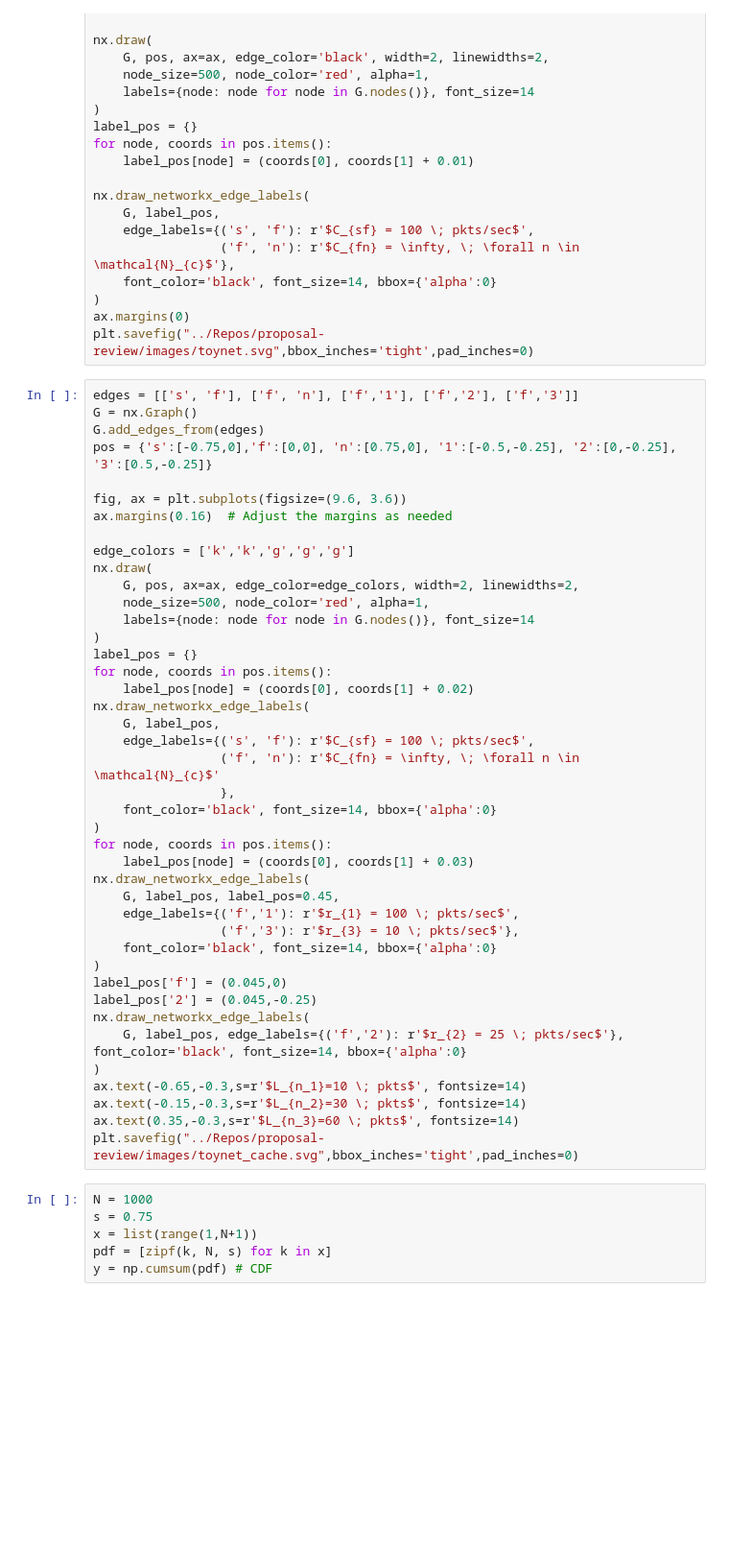
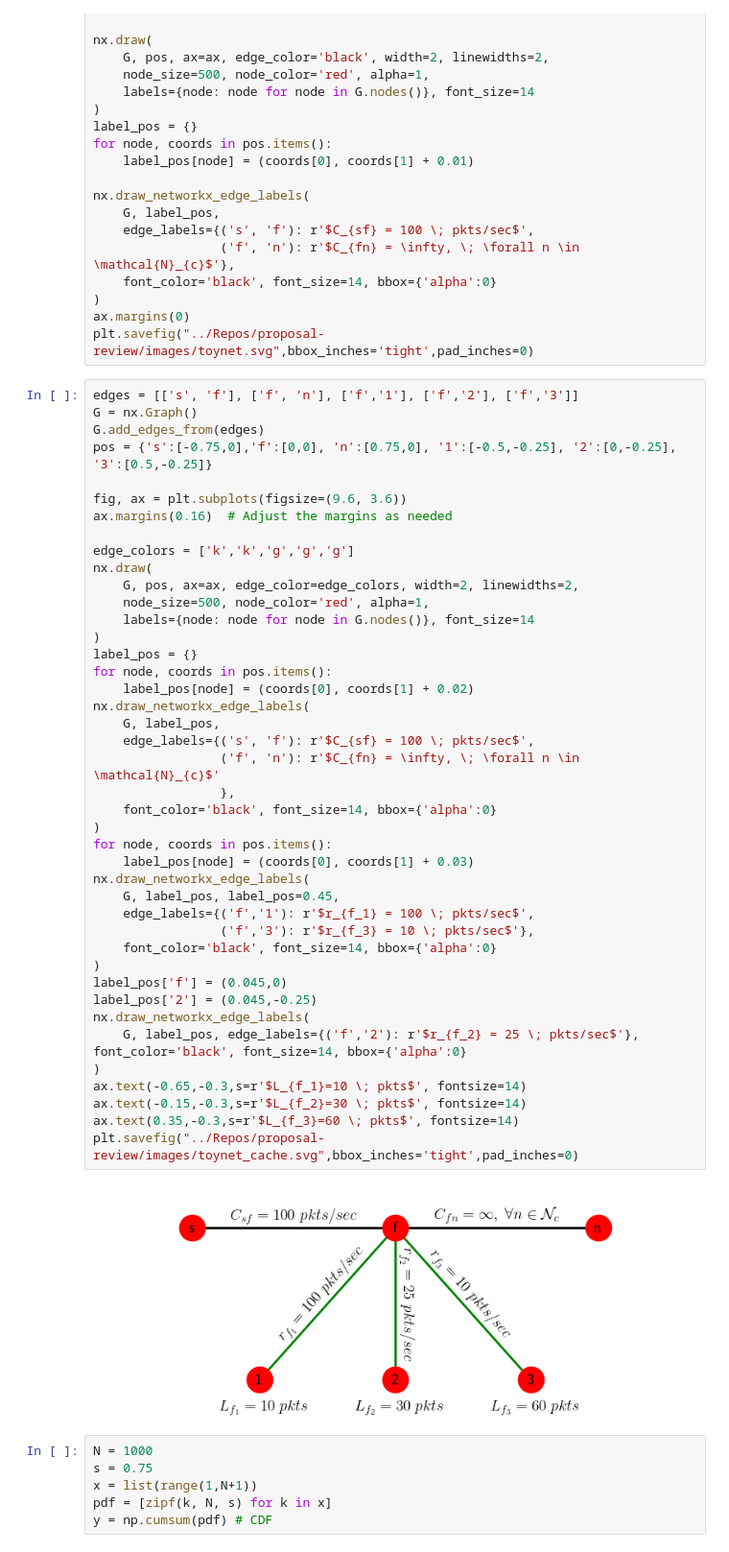
Before and after one commit to fvmutlu/dissertation-defense, a Jupyter notebook: notebooks/toy_example.ipynb, the cells around one changed output. Shown at 96% size. Drawn from its saved outputs; the diff is of its cells as text; blank space fills up the shorter version.

Commit message:
Some size and notation fixes

```diff
--- a/notebooks/toy_example.ipynb
+++ b/notebooks/toy_example.ipynb
@@ -52,39 +52,41 @@ pos = {'s':[-0.75,0],'f':[0,0], 'n':[0.75,0], '1':[-0.5,-0.25], '2':[0,-0.25], '
 fig, ax = plt.subplots(figsize=(9.6, 3.6))
 ax.margins(0.16)  # Adjust the margins as needed
 
 edge_colors = ['k','k','g','g','g']
 nx.draw(
     G, pos, ax=ax, edge_color=edge_colors, width=2, linewidths=2,
     node_size=500, node_color='red', alpha=1,
     labels={node: node for node in G.nodes()}, font_size=14
 )
 label_pos = {}
 for node, coords in pos.items():
     label_pos[node] = (coords[0], coords[1] + 0.02)
 nx.draw_networkx_edge_labels(
     G, label_pos,
     edge_labels={('s', 'f'): r'$C_{sf} = 100 \; pkts/sec$',
                  ('f', 'n'): r'$C_{fn} = \infty, \; \forall n \in \mathcal{N}_{c}$'
                  },
     font_color='black', font_size=14, bbox={'alpha':0}
 )
 for node, coords in pos.items():
     label_pos[node] = (coords[0], coords[1] + 0.03)
 nx.draw_networkx_edge_labels(
     G, label_pos, label_pos=0.45,
-    edge_labels={('f','1'): r'$r_{1} = 100 \; pkts/sec$',
-                 ('f','3'): r'$r_{3} = 10 \; pkts/sec$'},
+    edge_labels={('f','1'): r'$r_{f_1} = 100 \; pkts/sec$',
+                 ('f','3'): r'$r_{f_3} = 10 \; pkts/sec$'},
     font_color='black', font_size=14, bbox={'alpha':0}
 )
 label_pos['f'] = (0.045,0)
 label_pos['2'] = (0.045,-0.25)
 nx.draw_networkx_edge_labels(
-    G, label_pos, edge_labels={('f','2'): r'$r_{2} = 25 \; pkts/sec$'}, font_color='black', font_size=14, bbox={'alpha':0}
+    G, label_pos, edge_labels={('f','2'): r'$r_{f_2} = 25 \; pkts/sec$'}, font_color='black', font_size=14, bbox={'alpha':0}
 )
-ax.text(-0.65,-0.3,s=r'$L_{n_1}=10 \; pkts$', fontsize=14)
-ax.text(-0.15,-0.3,s=r'$L_{n_2}=30 \; pkts$', fontsize=14)
-ax.text(0.35,-0.3,s=r'$L_{n_3}=60 \; pkts$', fontsize=14)
+ax.text(-0.65,-0.3,s=r'$L_{f_1}=10 \; pkts$', fontsize=14)
+ax.text(-0.15,-0.3,s=r'$L_{f_2}=30 \; pkts$', fontsize=14)
+ax.text(0.35,-0.3,s=r'$L_{f_3}=60 \; pkts$', fontsize=14)
 plt.savefig("../Repos/proposal-review/images/toynet_cache.svg",bbox_inches='tight',pad_inches=0)
+# %% [output]
+[figure, added]
 # %%
 N = 1000
 s = 0.75
```
Also changed, not shown: parts of 4 cells of this notebook, 4 other files.
